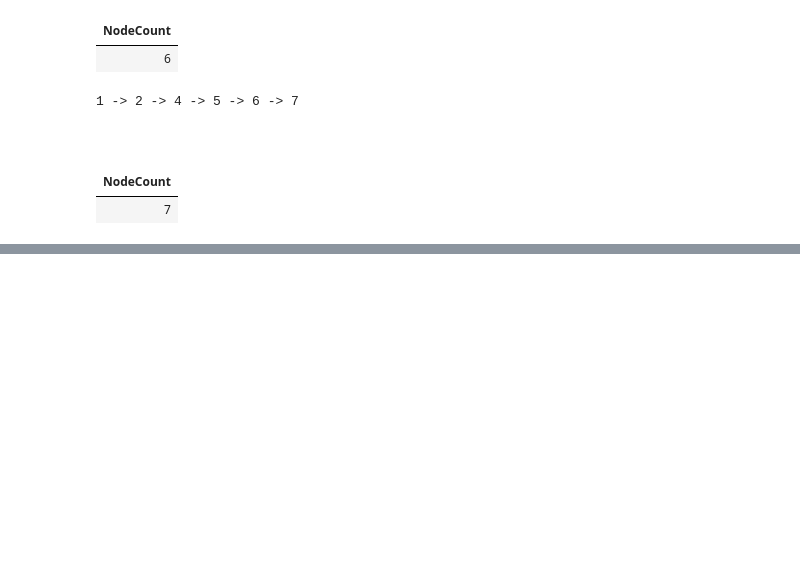
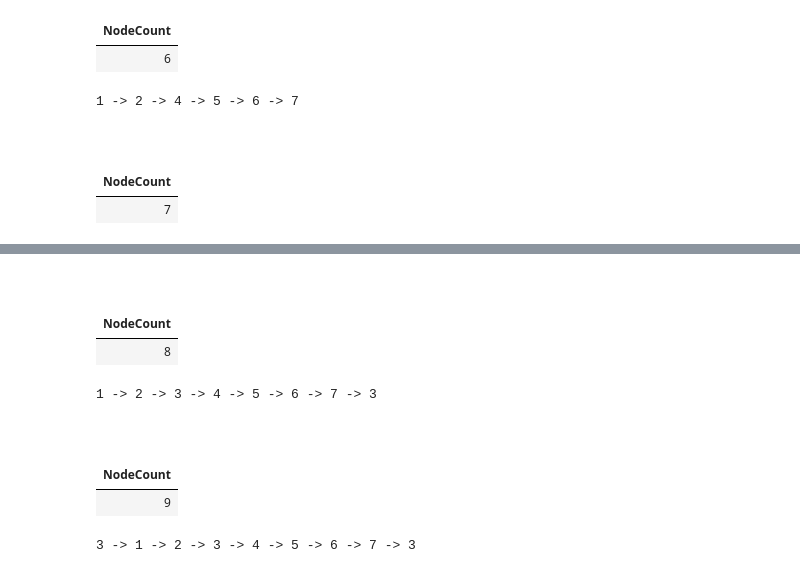
Before and after one commit to HarryJamesGreenblatt/Notes-On-C-Sharp, a Jupyter notebook: 16. Linear Data Structures/Lists/Dynamic (Linked) Lists.ipynb, the cells around one changed output, grey strips where cells are left out. Cells and saved outputs as stored; diff of their text form; code cells hidden in the pictures; blank space fills up the shorter version.

```diff
--- a/16. Linear Data Structures/Lists/Dynamic (Linked) Lists.ipynb
+++ b/16. Linear Data Structures/Lists/Dynamic (Linked) Lists.ipynb
@@ -724,0 +741,2 @@ Stack Trace:    at Submission#2.DynamicList`1.get_Item(Int32 index)
+# %% [markdown]
+<br>
@@ -724,0 +745,11 @@ Stack Trace:    at Submission#2.DynamicList`1.get_Item(Int32 index)
+# %%
+linkedIntegerList
+# %% [output]
+| NodeCount |
+| 8 |
+# %%
+linkedIntegerList.PrintList();
+# %% [output]
+1 -> 2 -> 3 -> 4 -> 5 -> 6 -> 7 -> 3
+# %% [markdown]
+<br>
@@ -724,0 +758,9 @@ Stack Trace:    at Submission#2.DynamicList`1.get_Item(Int32 index)
+# %%
+linkedIntegerList
+# %% [output]
+| NodeCount |
+| 9 |
+# %%
+linkedIntegerList.PrintList();
+# %% [output]
+3 -> 1 -> 2 -> 3 -> 4 -> 5 -> 6 -> 7 -> 3
```
Also changed, not shown: parts of 5 cells of this notebook.
